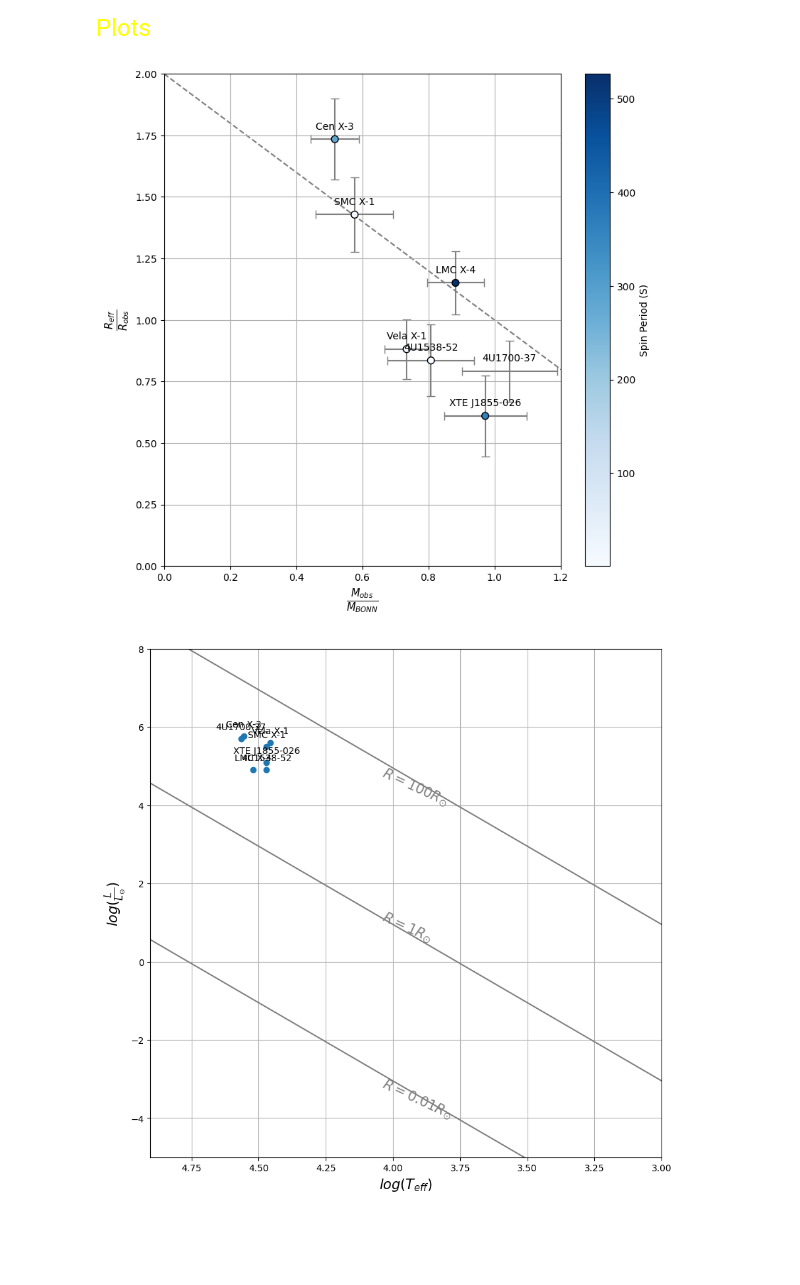
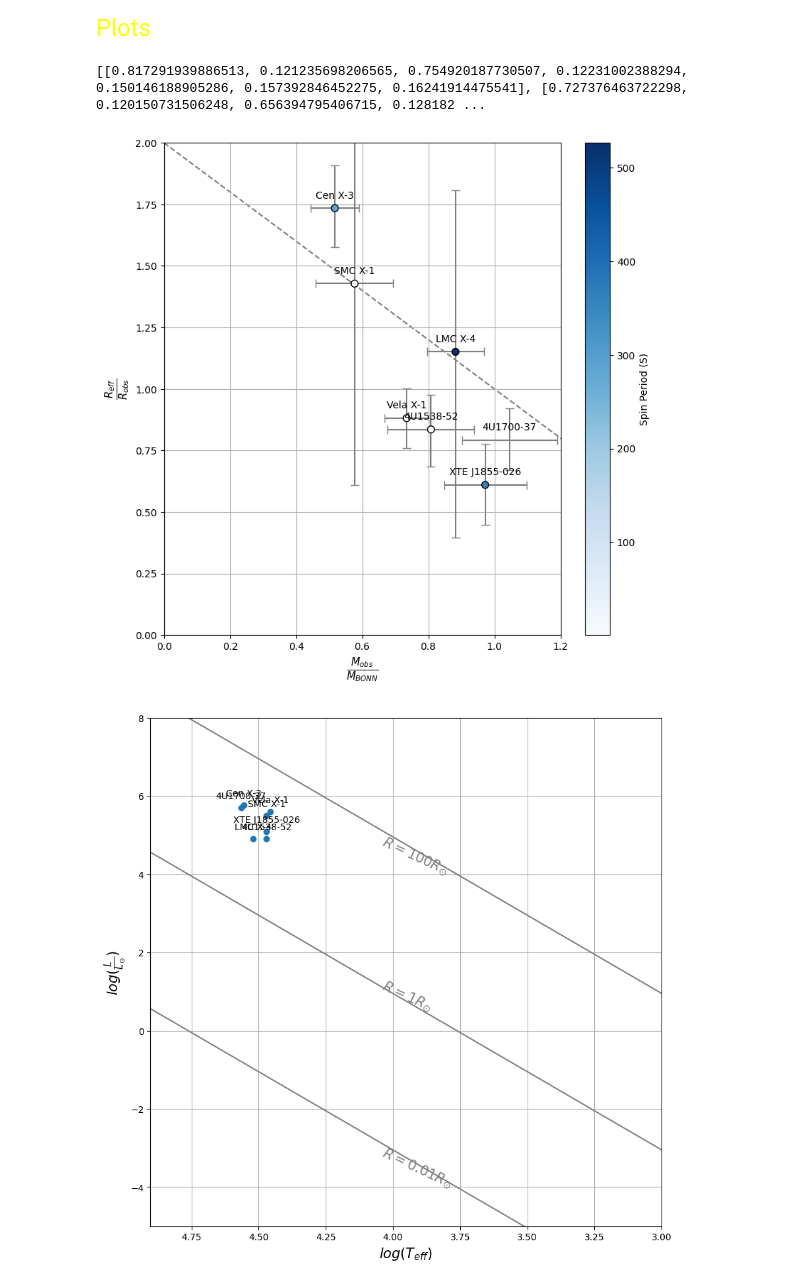
Before and after one commit to LvV210/MasterProject, a Jupyter notebook: plot.ipynb, the cells around one changed output. Saved outputs shown, nothing was run; the diff lists cells and outputs as text; code cells hidden in the pictures; blank space fills up the shorter version.

```diff
--- a/plot.ipynb
+++ b/plot.ipynb
@@ -15,22 +15,25 @@ df_MRL = pd.read_csv("tables/results/MassRadiusLuminosity.csv")
 # %% [markdown]
 <font color='yellow' size=5> Plots </font>
 # %%
+R_asymmetric_err = [df_MRL['R_expected/R_true_err_low'].tolist(), df_MRL['R_expected/R_true_err_high'].tolist()]
+print(R_asymmetric_err)
 plt.figure(figsize=(9,9))
-plt.errorbar(df_MRL["M_opt/M_exp"], df_MRL["R_expected/R_true"], yerr=df_MRL["R_expected/R_true_err"], xerr=df_MRL["M_opt/M_exp_err"], fmt='none', ecolor='gray', capsize=4, zorder=2)
+plt.errorbar(df_MRL["M_opt/M_exp"], df_MRL["R_expected/R_true"], yerr=R_asymmetric_err, xerr=df_MRL["M_opt/M_exp_err"], fmt='none', ecolor='gray', capsize=4, zorder=2)
 plt.scatter(df_MRL["M_opt/M_exp"], df_MRL["R_expected/R_true"], c=pd.merge(df_falenga, df_MRL, on='id')['P_spin'].tolist(), cmap='Blues', edgecolors='black', s=50, zorder=3)
 plt.colorbar(label='Spin Period (S)')  # Add color bar with label
 plt.plot([0, 2], [2, 0], linestyle='--', color='grey', zorder=1)
 # Add labels to each point
 for i, label in enumerate(df_MRL["id"].tolist()):
     plt.annotate(label, (df_MRL["M_opt/M_exp"].tolist()[i], df_MRL["R_expected/R_true"].tolist()[i]), textcoords="offset points", xytext=(0,10), ha='center')
 plt.ylim(0, 2)
 plt.xlim(0, 1.2)
 plt.grid(True)
 plt.xlabel(r"$\frac{M_{obs}}{M_{BONN}}$", fontsize=15)
 plt.ylabel(r"$\frac{R_{eff}}{R_{obs}}$", fontsize=15)
 plt.show()
 # %% [output]
+[[0.817291939886513, 0.121235698206565, 0.754920187730507, 0.12231002388294, 0.150146188905286, 0.157392846452275, 0.16241914475541], [0.727376463722298, 0.120150731506248, 0.656394795406715, 0.128182 ...
-[figure, old version]
+[figure, new version]
 # %%
 plt.figure(figsize=(10,10))
 plt.scatter(df_MRL["logTeff"], df_MRL["logL_true/L_sun"])
```
Also changed, not shown: 1 other file.
